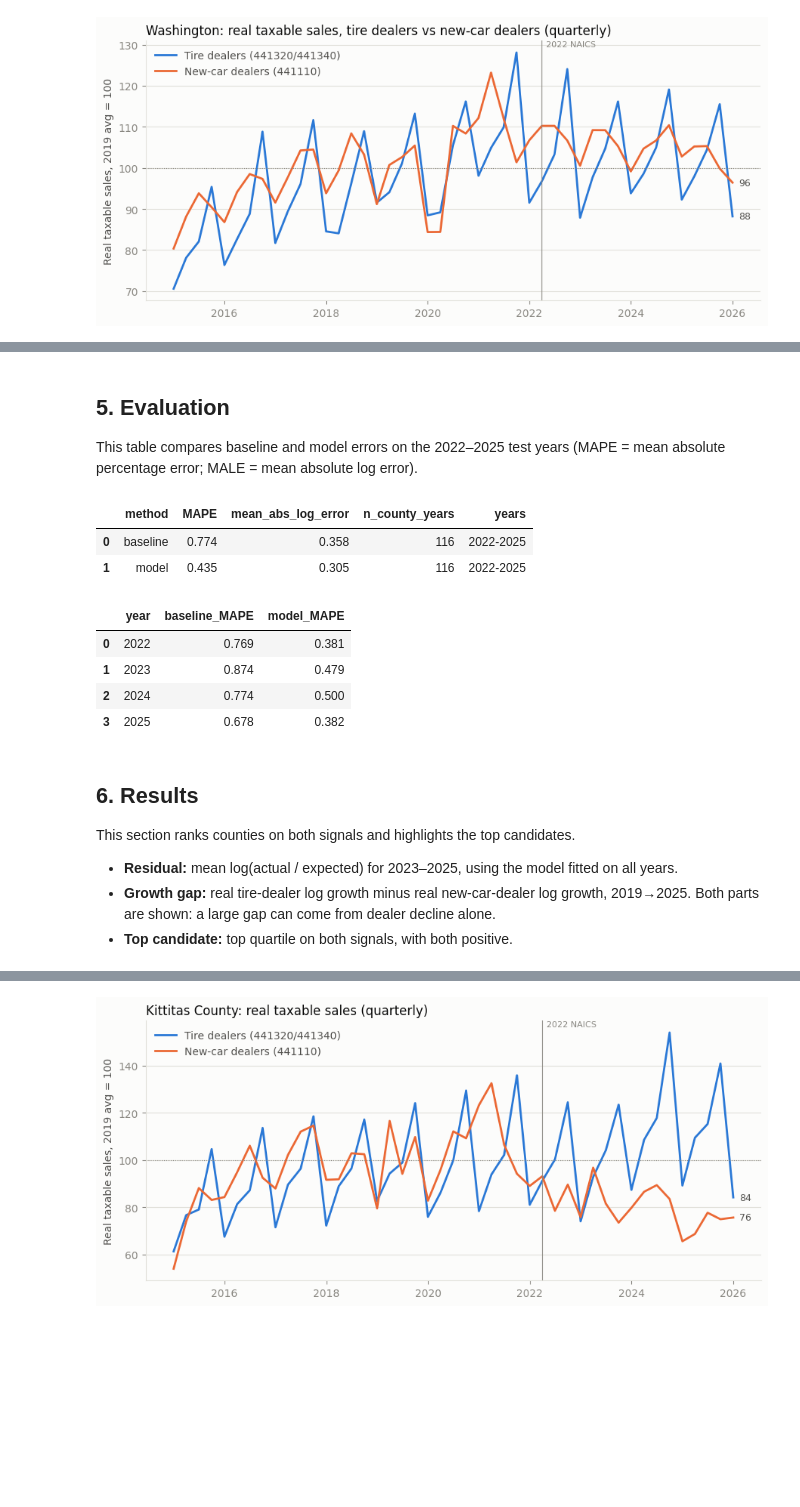
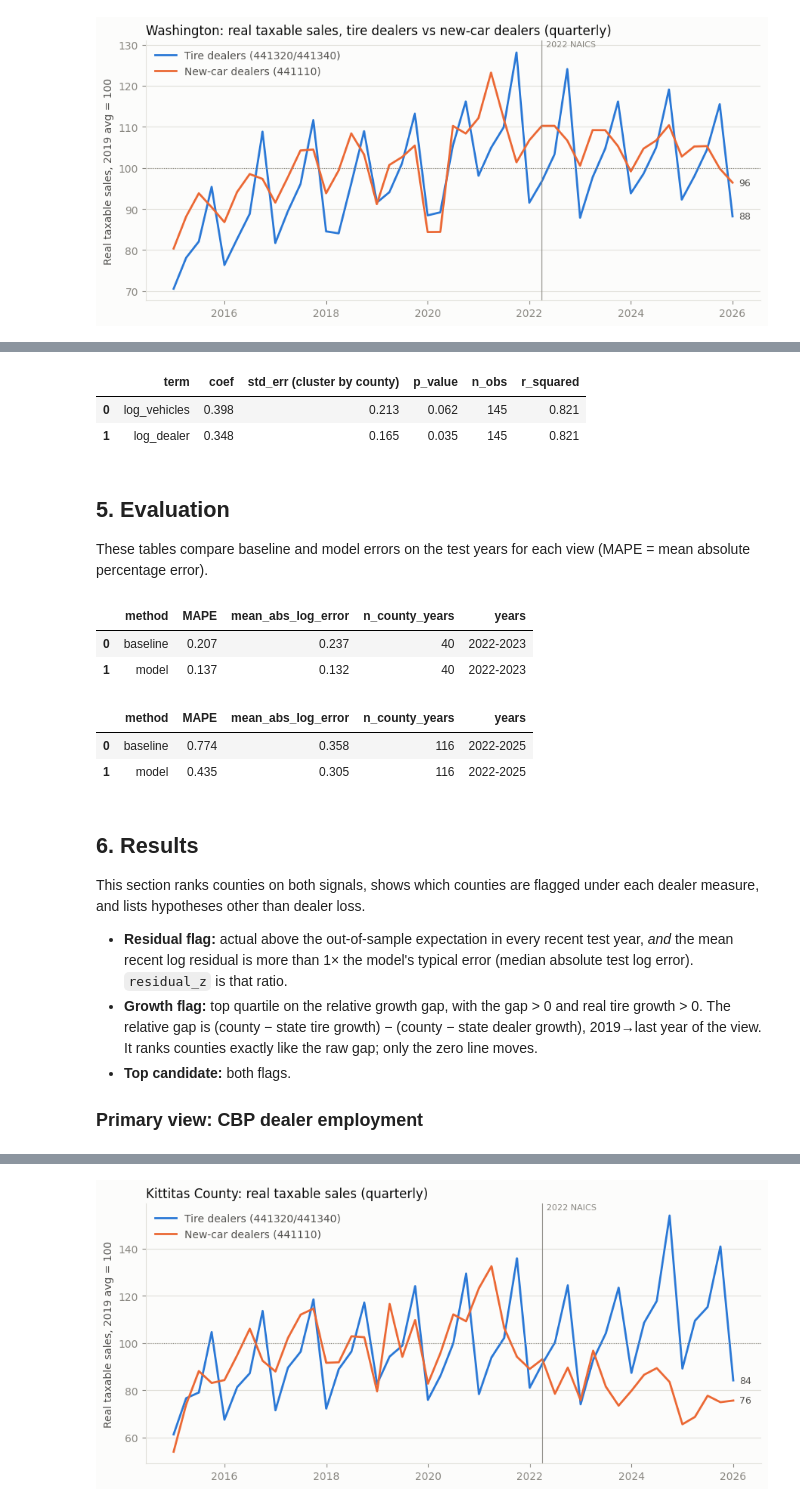
Before and after one commit to gisaf22/wa-tire-market-opportunity, a Jupyter notebook: notebooks/wa_tire_opportunity.ipynb, the cells around one changed output, grey strips where cells are left out. Drawn from its saved outputs; the diff is of its cells as text; code cells hidden in the pictures; blank space fills up the shorter version.

```diff
--- a/notebooks/wa_tire_opportunity.ipynb
+++ b/notebooks/wa_tire_opportunity.ipynb
@@ -17,6 +17,7 @@ from wa_tire import config, plots, signals
 from wa_tire.build import load_processed
 pd.set_option("display.float_format", "{:,.3f}".format)
 pd.set_option("display.max_rows", 60)
+pd.set_option("display.width", 200)
 # %% [markdown]
 ## 2. Data
 
@@ -75,27 +77,33 @@ load_processed("coefficients_train")
+# %%
+load_processed("coefficients_sales")
+# %% [output]
+|  | term | coef | std_err (cluster by county) | p_value | n_obs | r_squared |
+| 0 | log_vehicles | 0.398 | 0.213 | 0.062 | 145 | 0.821 |
+| 1 | log_dealer | 0.348 | 0.165 | 0.035 | 145 | 0.821 |
 # %% [markdown]
 ## 5. Evaluation
 
-This table compares baseline and model errors on the 2022–2025 test years (MAPE = mean absolute percentage error; MALE = mean absolute log error).
+These tables compare baseline and model errors on the test years for each view (MAPE = mean absolute percentage error).
 # %%
-load_processed("evaluation")
+load_processed("evaluation_cbp_emp")
 # %% [output]
 |  | method | MAPE | mean_abs_log_error | n_county_years | years |
-| 0 | baseline | 0.774 | 0.358 | 116 | 2022-2025 |
-| 1 | model | 0.435 | 0.305 | 116 | 2022-2025 |
+| 0 | baseline | 0.207 | 0.237 | 40 | 2022-2023 |
+| 1 | model | 0.137 | 0.132 | 40 | 2022-2023 |
 # %%
-load_processed("evaluation_by_year")
+load_processed("evaluation_sales")
 # %% [output]
-|  | year | baseline_MAPE | model_MAPE |
-| 0 | 2022 | 0.769 | 0.381 |
-| 1 | 2023 | 0.874 | 0.479 |
-| 2 | 2024 | 0.774 | 0.500 |
-| 3 | 2025 | 0.678 | 0.382 |
+|  | method | MAPE | mean_abs_log_error | n_county_years | years |
+| 0 | baseline | 0.774 | 0.358 | 116 | 2022-2025 |
+| 1 | model | 0.435 | 0.305 | 116 | 2022-2025 |
-# %% [markdown]
-## 6. Results
-
-This section ranks counties on both signals and highlights the top candidates.
-
-- **Residual:** mean log(actual / expected) for 2023–2025, using the model fitted on all years.
-- **Growth gap:** real tire-dealer log growth minus real new-car-dealer log growth, 2019→2025. Both parts are shown: a large gap can come from dealer decline alone.
-- **Top candidate:** top quartile on both signals, with both positive.
+# %% [markdown]
+## 6. Results
+
+This section ranks counties on both signals, shows which counties are flagged under each dealer measure, and lists hypotheses other than dealer loss.
+
+- **Residual flag:** actual above the out-of-sample expectation in every recent test year, *and* the mean recent log residual is more than 1× the model's typical error (median absolute test log error). `residual_z` is that ratio.
+- **Growth flag:** top quartile on the relative growth gap, with the gap > 0 and real tire growth > 0. The relative gap is (county − state tire growth) − (county − state dealer growth), 2019→last year of the view. It ranks counties exactly like the raw gap; only the zero line moves.
+- **Top candidate:** both flags.
+
+### Primary view: CBP dealer employment
 # %%
```
Also changed, not shown: parts of 20 cells of this notebook, 30 other files.
